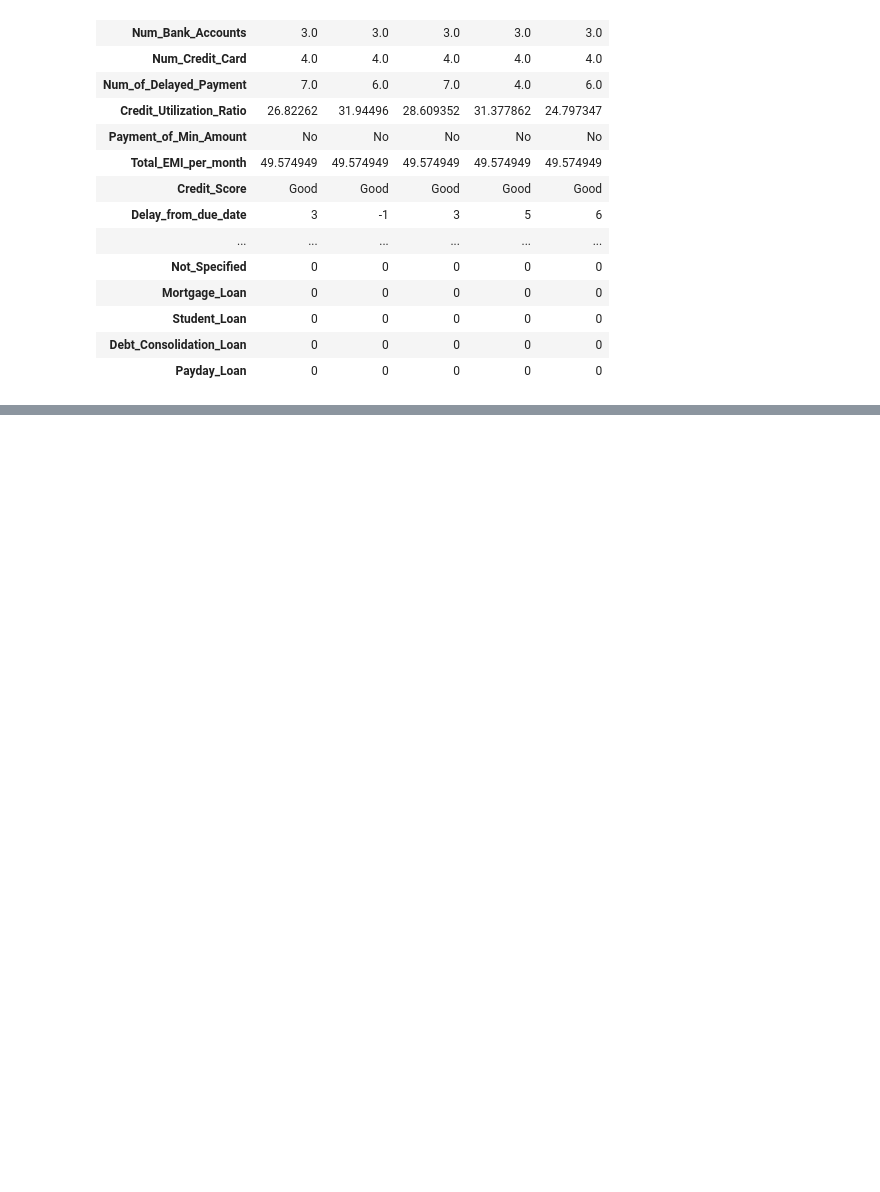
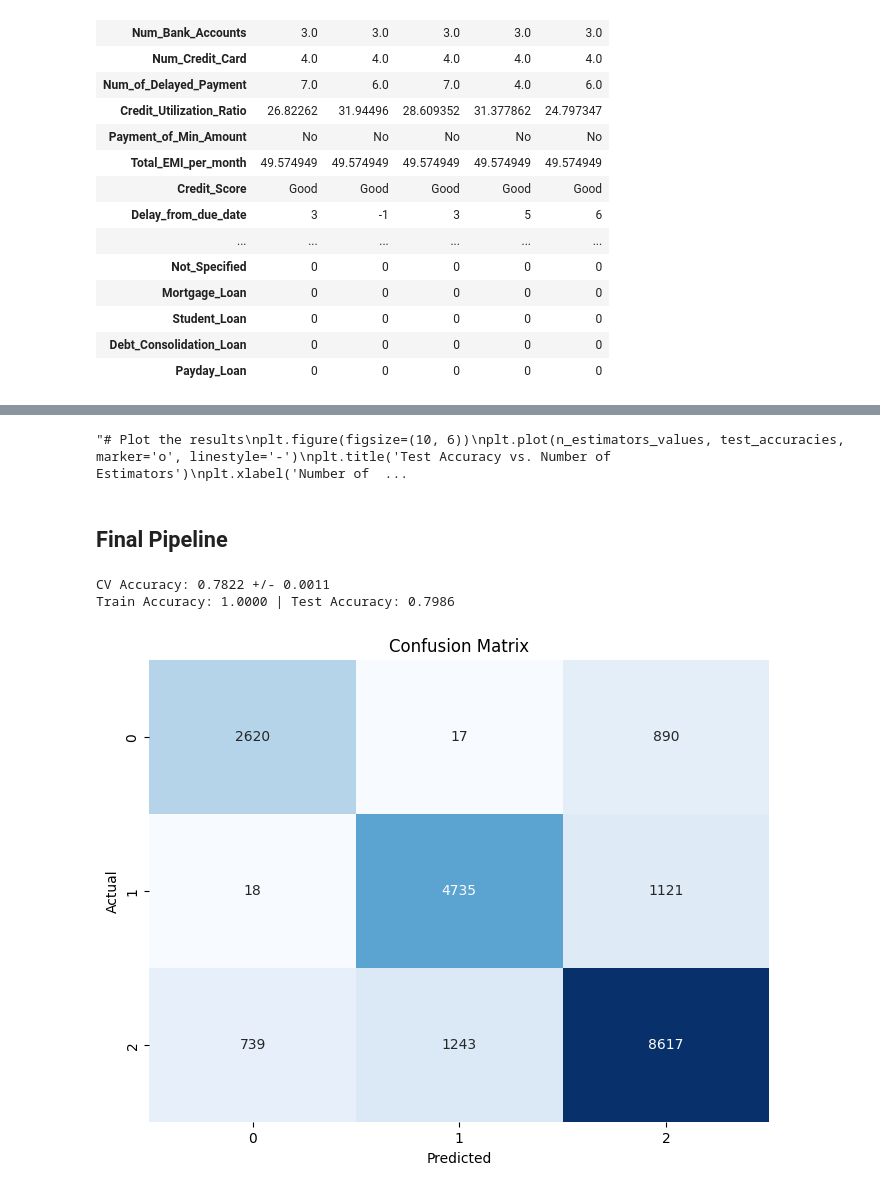
Before and after one commit to bainskarman/projects, a Jupyter notebook: Credit_Classification_End_to_End/Modelling.ipynb, the cells around one changed output, grey strips where cells are left out. Drawn from its saved outputs; the diff is of its cells as text; code cells hidden in the pictures; blank space fills up the shorter version.

```diff
--- a/Credit_Classification_End_to_End/Modelling.ipynb
+++ b/Credit_Classification_End_to_End/Modelling.ipynb
@@ -58,0 +90,4 @@ with sns.axes_style('white'):
+# %%
+X = df.drop("Credit_Score", axis=1)
+y = df["Credit_Score"]
+X_train, X_test, y_train, y_test = train_test_split(X, y, test_size=0.2, random_state=42)
@@ -58,0 +109,7 @@ with sns.axes_style('white'):
+# %%
+# Combine transformers into a preprocessor using ColumnTransformer
+preprocessor = ColumnTransformer(
+    transformers=[
+        ('num', numerical_transformer, numerical_features),
+        ('cat', categorical_transformer, categorical_features)
+    ])
@@ -58,0 +183,51 @@ with sns.axes_style('white'):
+# %%
+
+"""# Plot the results
+plt.figure(figsize=(10, 6))
+plt.plot(n_estimators_values, test_accuracies, marker='o', linestyle='-')
+plt.title('Test Accuracy vs. Number of Estimators')
+plt.xlabel('Number of Estimators')
+plt.ylabel('Test Accuracy')
+plt.grid(True)
+plt.show()"""
+# %% [output]
+"# Plot the results\nplt.figure(figsize=(10, 6))\nplt.plot(n_estimators_values, test_accuracies, marker='o', linestyle='-')\nplt.title('Test Accuracy vs. Number of Estimators')\nplt.xlabel('Number of  ...
+# %% [markdown]
+## Final Pipeline
+# %%
+fpipeline = Pipeline(steps=[
+    ('preprocessor', preprocessor),
+    ('classifier', RandomForestClassifier(bootstrap=True))
+])
+
+# Perform cross-validation on the training data
+cv_scores = cross_val_score(fpipeline, X_train, y_train, cv=5, scoring='accuracy', n_jobs=-1)
+# %%
+# Fit the pipeline on the training data
+fpipeline.fit(X_train, y_train)
+
+# Predict on the test set
+test_predictions = fpipeline.predict(X_test)
+
+# Calculate other metrics
+train_predictions = fpipeline.predict(X_train)
+train_accuracy = accuracy_score(y_train, train_predictions)
+test_accuracy = accuracy_score(y_test, test_predictions)
+
+# Print the results for each n_estimators
+print(f'CV Accuracy: {cv_scores.mean():.4f} +/- {cv_scores.std():.4f}')
+print(f'Train Accuracy: {train_accuracy:.4f} | Test Accuracy: {test_accuracy:.4f}')
+# %% [output]
+CV Accuracy: 0.7822 +/- 0.0011
+Train Accuracy: 1.0000 | Test Accuracy: 0.7986
+# %%
+# Confusion Matrix
+cm = confusion_matrix(y_test, test_predictions)
+plt.figure(figsize=(8, 6))
+sns.heatmap(cm, annot=True, fmt='d', cmap='Blues', cbar=False)
+plt.title('Confusion Matrix')
+plt.xlabel('Predicted')
+plt.ylabel('Actual')
+plt.show()
+# %% [output]
+[figure, added]
```
Also changed, not shown: parts of 19 cells of this notebook, 2 other files.
